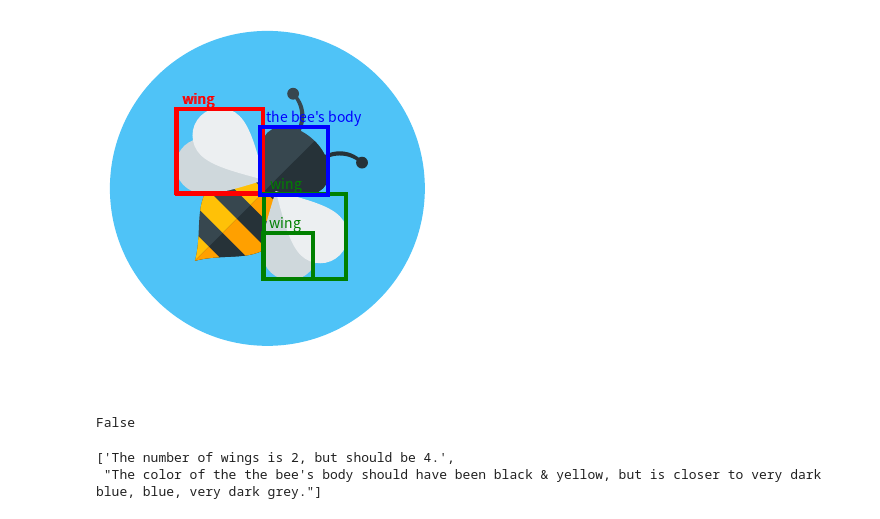
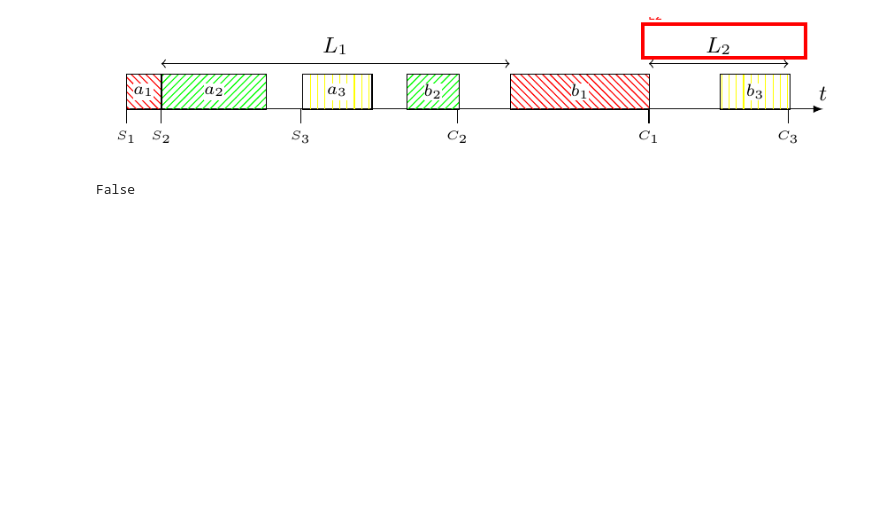
Before and after one commit to IV2C/VIFagent, a Jupyter notebook: notebooks/protos/test_expression.ipynb, the cells around one changed output. Saved outputs shown, nothing was run; the diff lists cells and outputs as text; code cells hidden in the pictures; blank space fills up the shorter version.

```diff
--- a/notebooks/protos/test_expression.ipynb
+++ b/notebooks/protos/test_expression.ipynb
@@ -46,14 +46,17 @@ or_module: OracleGuidedCodeModule = OracleGuidedCodeModule(
 logger.configure(handlers=[{"sink": sys.stdout, "level": "INFO"}])
 veritikz_dataset = load_dataset("CharlyR/VeriTikz", "full", split="train")
 i=0
+# %%
+i =9
 # %%
 row = veritikz_dataset[i]
 
 perfect_image = row["theoretical_perfect_image"]
 original_image = row["original_image"]
+sol_image = row["solution_image"]
 
 print(row["instruction"])
 print(row["expected"])
-display(perfect_image)
-i+=1
+display(original_image)
+#i+=1
 # %% [output]
@@ -63,6 +66,9 @@ False
 # %%
+from vif.falcon.oracle.guided_oracle.expressions import present
+
+
 def test_valid_customization() -> bool:
-        return color("cat's nose","blue")
+        return size("L2 interval",(1.2,1.2))
 import inspect
 
 
@@ -80,3 +86,5 @@ oracle_method,usage = or_module.get_oracle(row["instruction"],original_image)
 # %%
-orac_res = oracle_method(perfect_image)
+
+
+orac_res = oracle_method(sol_image)
 # %% [output]
@@ -100,16 +96,13 @@ orac_res = oracle_method(perfect_image)
 # %%
 from vif.utils.image_utils import plot_segmentation_masks
 
 
-plot_segmentation_masks(original_image,orac_res.boxes)
+plot_segmentation_masks(sol_image,orac_res.boxes)
 # %% [output]
-[figure, old version]
+[figure, new version]
 # %%
 orac_res.condition
 # %% [output]
 False
 # %%
 orac_res.feedbacks
-# %% [output]
-['The number of wings is 2, but should be 4.',
- "The color of the the bee's body should have been black & yellow, but is closer to very dark blue, blue, very dark grey."]
```
Also changed, not shown: parts of 4 cells of this notebook, 7 other files.
